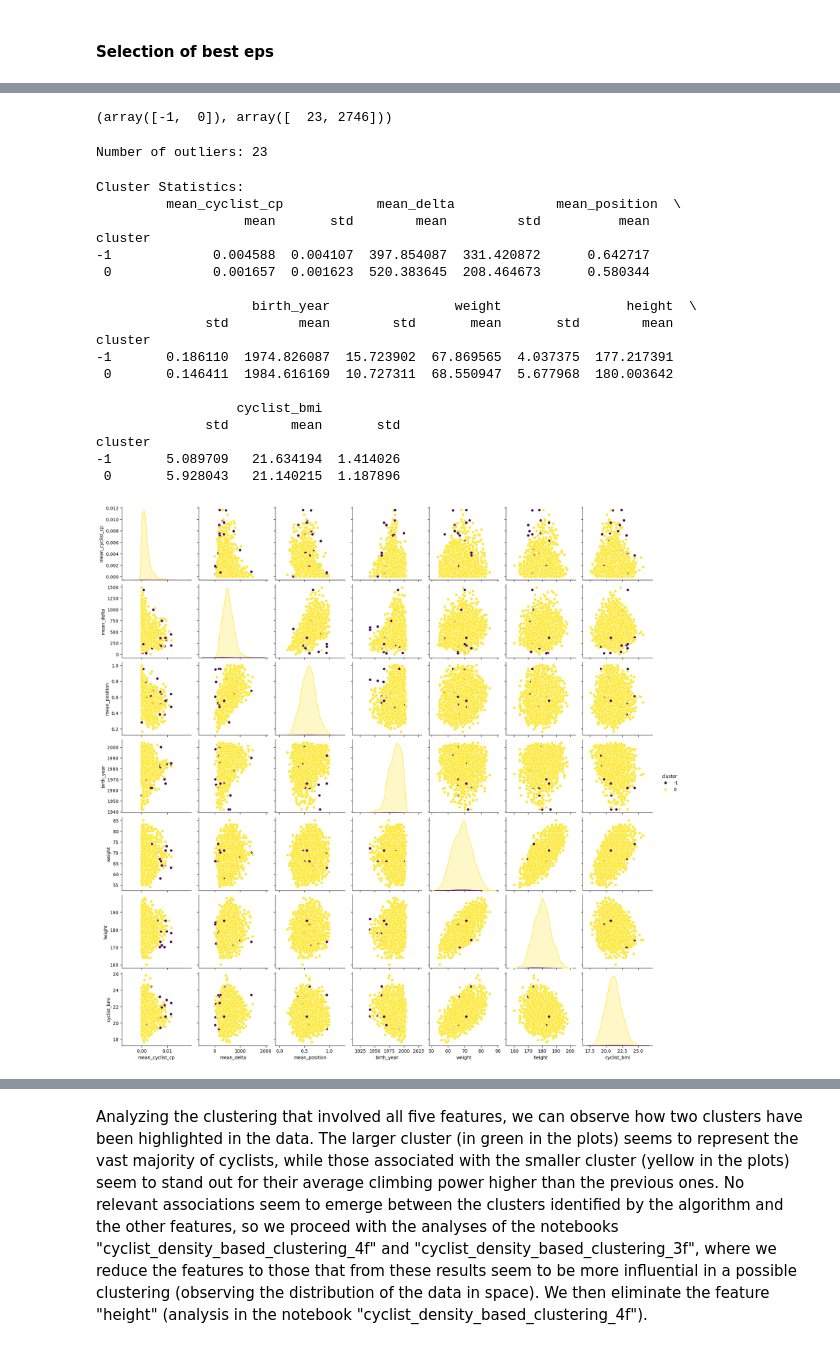
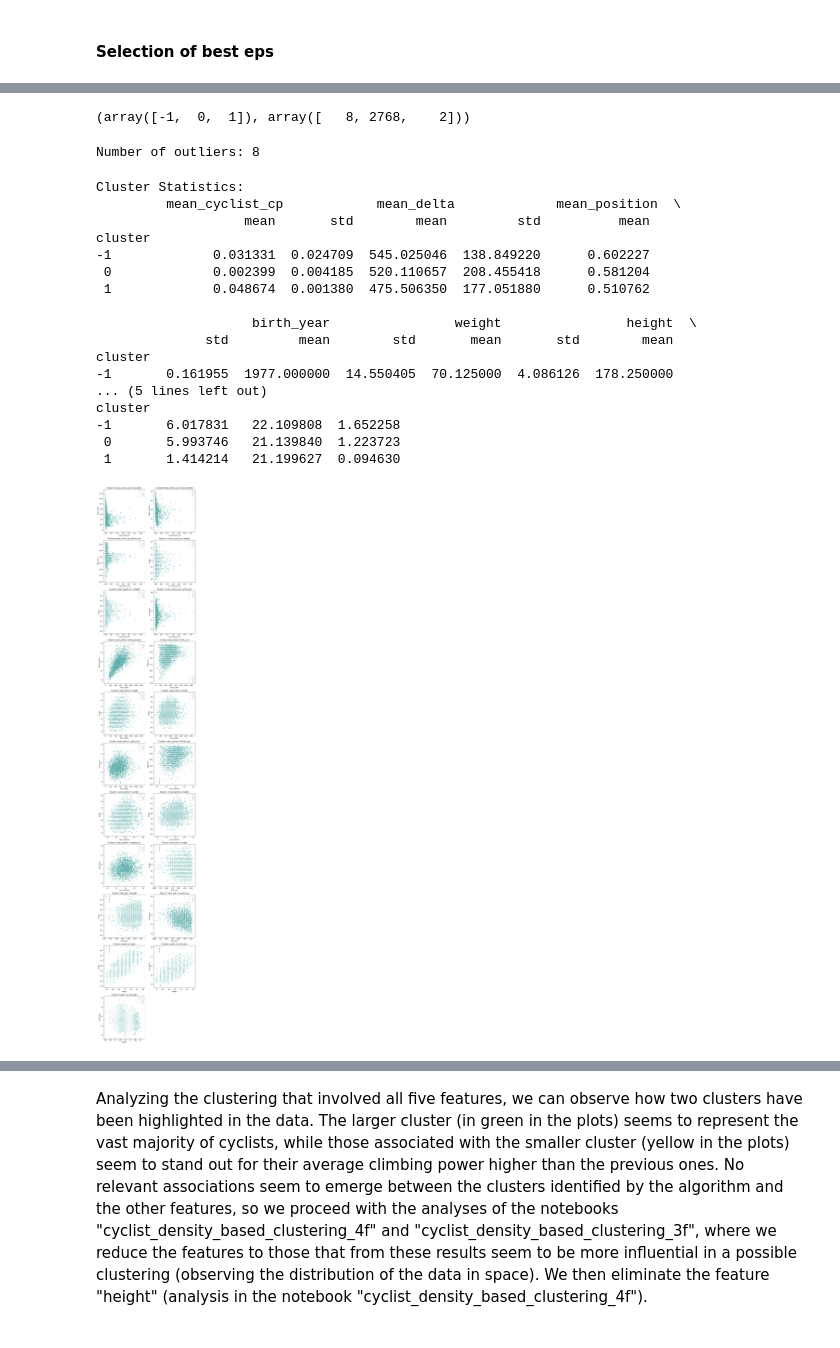
Before and after one commit to JacopoRaffi/DM_Project, a Jupyter notebook: TASK3/Density Based Clustering/cyclists_density_based_clustering.ipynb, the cells around one changed output, grey strips where cells are left out. Drawn from its saved outputs; the diff is of its cells as text; code cells hidden in the pictures.

```diff
--- a/TASK3/Density Based Clustering/cyclists_density_based_clustering.ipynb
+++ b/TASK3/Density Based Clustering/cyclists_density_based_clustering.ipynb
@@ -169,7 +171,7 @@ plt.show()
 # %% [markdown]
 #### Chosen Parameter Clustering
 # %%
-min_points = 4 # found throught model selection
+min_points = 2 # found throught model selection
 
 dist = pdist(data_scaled, 'euclidean') #pair wise distance
 print (dist.shape)
@@ -246,13 +249,13 @@ Name: count, dtype: int64
 # %%
 np.unique(dbscan.labels_, return_counts=True)
 # %% [output]
-(array([-1,  0]), array([  23, 2746]))
+(array([-1,  0,  1]), array([   8, 2768,    2]))
 # %%
 # Identify outliers (cluster label -1)
 outliers = cyclists_dataset[cyclists_dataset['cluster'] == -1]
 print("\nNumber of outliers:", len(outliers))
 # %% [output]
-Number of outliers: 23
+Number of outliers: 8
 # %%
 # Analyze the mean and standard deviation of numerical features for each cluster
 cluster_stats = cyclists_dataset.groupby('cluster').agg(['mean', 'std'])
@@ -262,24 +265,57 @@ Cluster Statistics:
          mean_cyclist_cp            mean_delta             mean_position  \
                    mean       std        mean         std          mean
 cluster
--1             0.004588  0.004107  397.854087  331.420872      0.642717
- 0             0.001657  0.001623  520.383645  208.464673      0.580344
+-1             0.031331  0.024709  545.025046  138.849220      0.602227
+ 0             0.002399  0.004185  520.110657  208.455418      0.581204
+ 1             0.048674  0.001380  475.506350  177.051880      0.510762
 
                     birth_year                weight                height  \
               std         mean        std       mean       std        mean
 cluster
--1       0.186110  1974.826087  15.723902  67.869565  4.037375  177.217391
- 0       0.146411  1984.616169  10.727311  68.550947  5.677968  180.003642
-
-                  cyclist_bmi
-              std        mean       std
+-1       0.161955  1977.000000  14.550405  70.125000  4.086126  178.250000
+... (5 lines left out)
 cluster
--1       5.089709   21.634194  1.414026
- 0       5.928043   21.140215  1.187896
+-1       6.017831   22.109808  1.652258
+ 0       5.993746   21.139840  1.223723
+ 1       1.414214   21.199627  0.094630
+# %%
+def plot_variable_pairs(columns_to_use, dataset):
+    # Creazione di tutte le combinazioni di coppie di variabili
+    pairs = list(itertools.combinations(columns_to_use, 2))
+    n_pairs = len(pairs)
+
+    # Dimensione della griglia (calcolata in base al numero di coppie)
+    n_cols = 2  # Numero di colonne nella griglia
+    n_rows = int(np.ceil(n_pairs / n_cols))  # Numero di righe nella griglia
+
+    # Creazione della griglia di subplot
+    fig, axes = plt.subplots(n_rows, n_cols, figsize=(10, 5 * n_rows))
+
+    # Se c'è una sola riga di subplot, axes sarà un array 1D; uniformiamo la struttura.
+    if n_rows == 1:
+        axes = axes[np.newaxis, :]
+
+    # Plot per ogni coppia di variabili
+    for (x_var, y_var), ax in zip(pairs, axes.ravel()):
+        sns.scatterplot(
+            data=dataset,
+            x=x_var, y=y_var, hue="cluster", palette="viridis", ax=ax, s=10
+        )
+        ax.set_title(f'Clusters: {x_var} vs {y_var}')
+        ax.legend()
+
+    # Rimuovi subplot vuoti se n_pairs non riempie la griglia
+    for ax in axes.ravel()[n_pairs:]:
+        fig.delaxes(ax)
+
+    plt.tight_layout()
+    plt.show()
 # %%
-# Pair plot for a subset of columns
+# # Pair plot for a subset of columns
 data_subset = cyclists_dataset[list(columns_to_use) + ["cluster"]]
-sns.pairplot(data_subset, hue='cluster', palette='viridis')
-plt.show()
+# sns.pairplot(data_subset, hue='cluster', palette='viridis')
+# plt.show()
+
+plot_variable_pairs(columns_to_use, data_subset)
 # %% [output]
-[figure, old version]
+[figure, new version]
```
Also changed, not shown: parts of 8 cells of this notebook, 1 other file.
